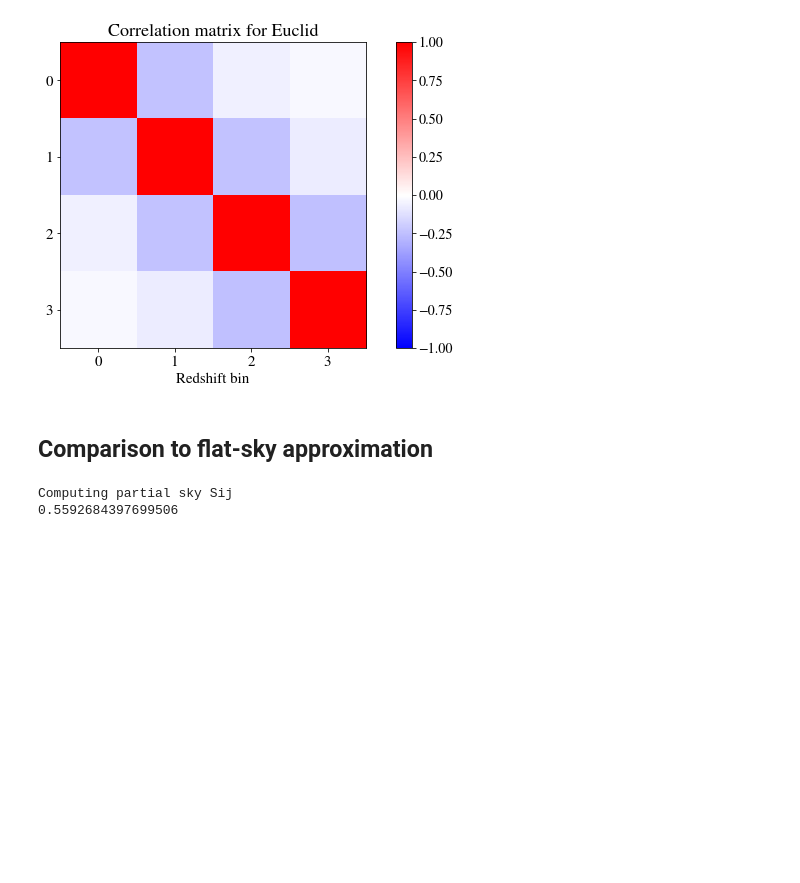
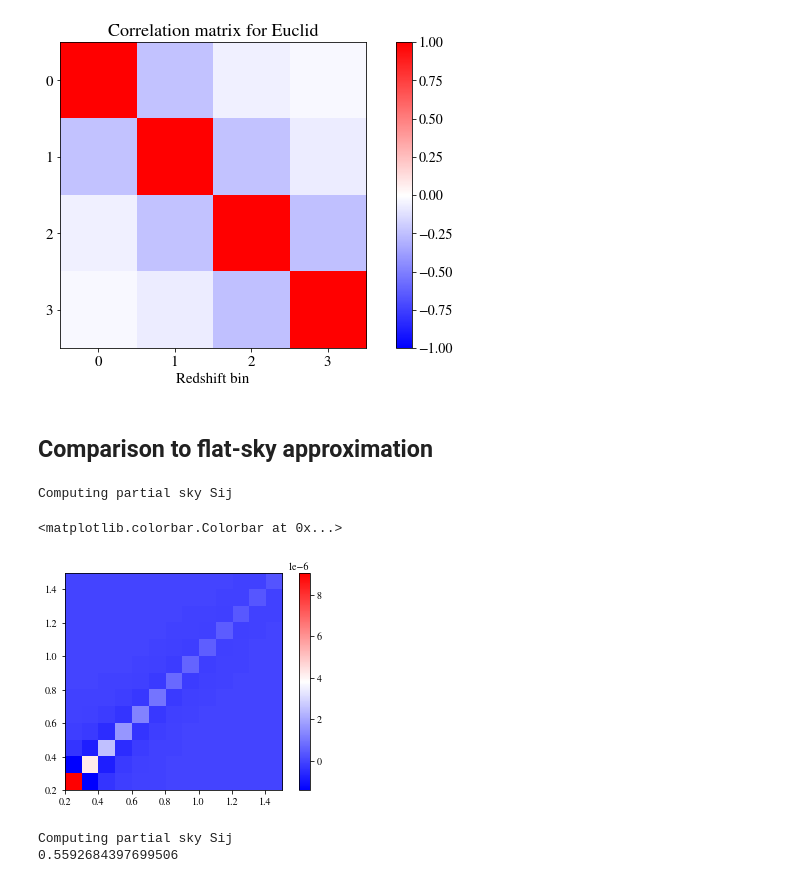
Before and after one commit to fabienlacasa/PySSC, a Jupyter notebook: Partsky_examples.ipynb, the cells around one changed output. Saved outputs shown, nothing was run; the diff lists cells and outputs as text; code cells hidden in the pictures; blank space fills up the shorter version.

```diff
--- a/Partsky_examples.ipynb
+++ b/Partsky_examples.ipynb
@@ -864,6 +864,18 @@ for i in range(nbins_T):
         z = z_arr[iz]
         if ((z>zminbin) and (z<=zmaxbin)):
             windows_T[i,iz] = 1/Dz
+# %%
+# Full sky Sij
+print('Computing full sky Sij')
+Sijw_full = PySSC.Sij(z_arr,windows_T)
+# %% [output]
+Computing partial sky Sij
+# %%
+plt.imshow(Sijw_full,origin='lower',extent=(zmin,zmax,zmin,zmax),cmap='bwr')
+plt.colorbar()
+# %% [output]
+<matplotlib.colorbar.Colorbar at 0x...>
+[figure, added]
 # %%
 # Partial sky Sij
 print('Computing partial sky Sij')
```
Also changed, not shown: parts of 5 cells of this notebook, 1 other file.
